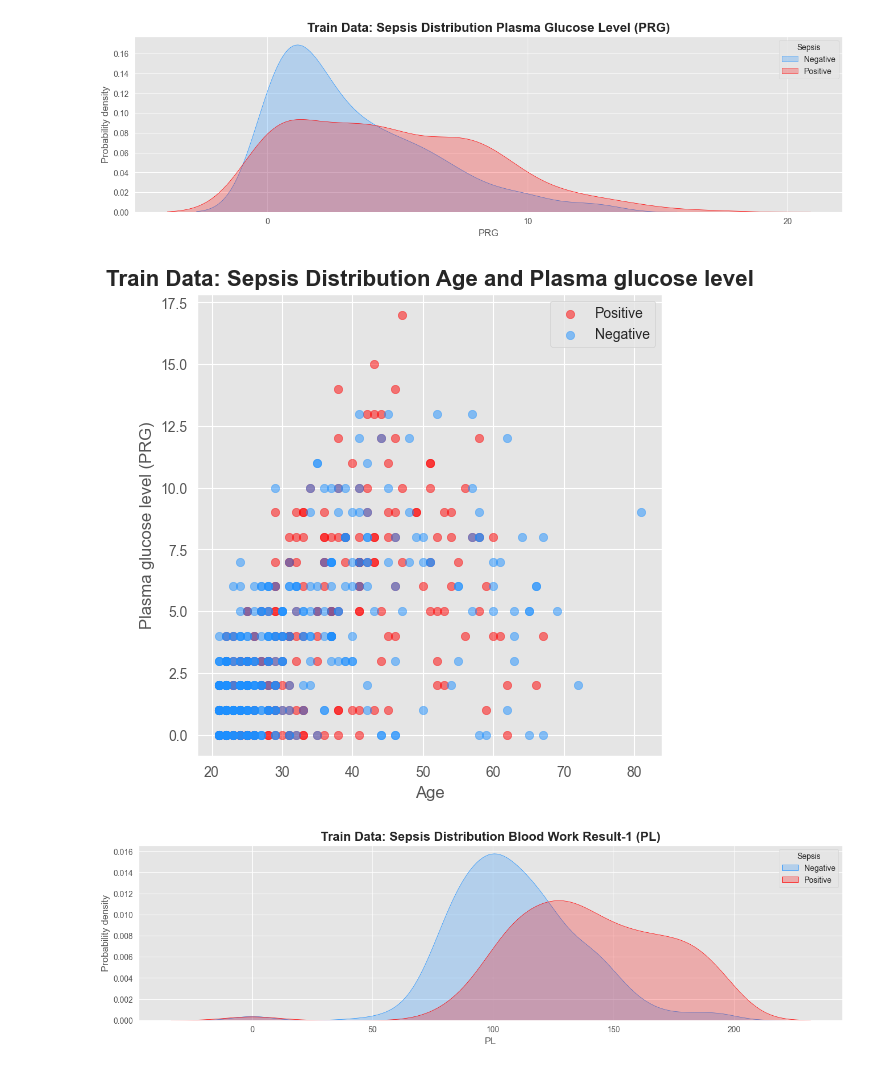
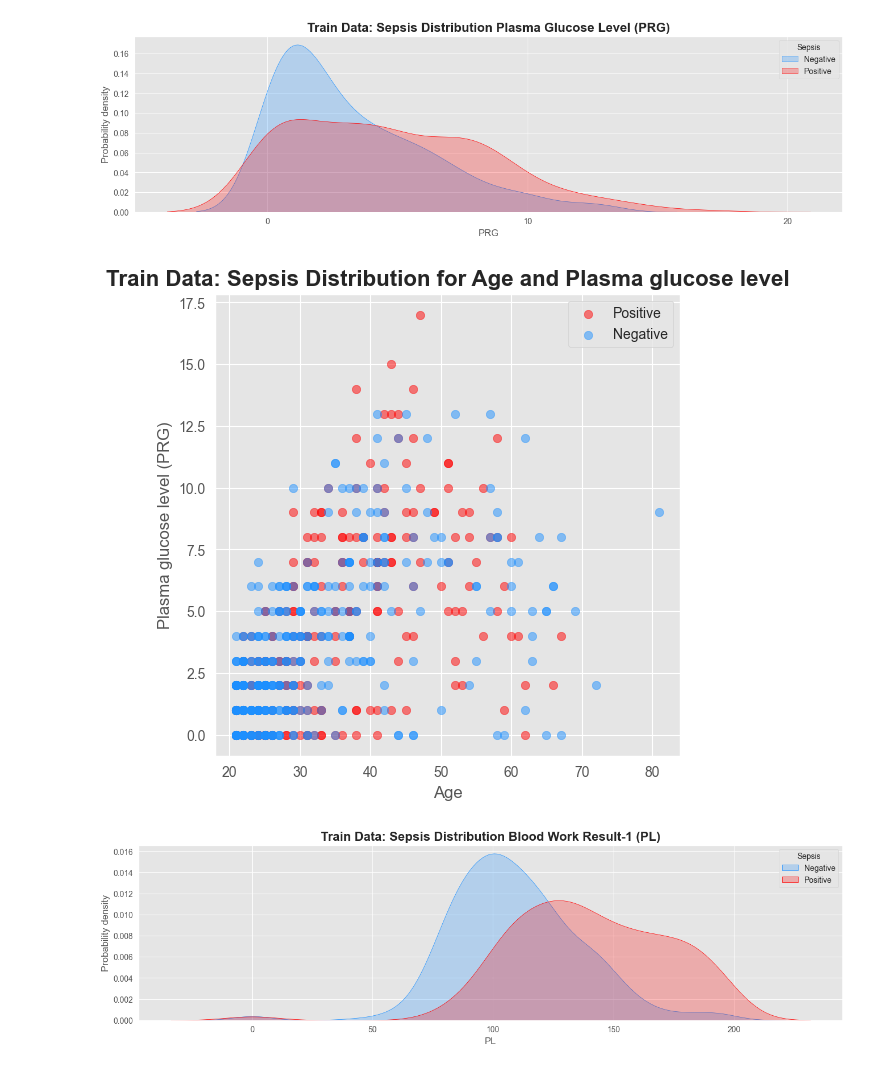
Before and after one commit to miketvo/rmit2023a-cosc2753-assignment1, a Jupyter notebook: notebooks/Step1_EDA.ipynb, the cells around one changed output. Cells and saved outputs as stored; diff of their text form; code cells hidden in the pictures.

Commit message:
Update EDA_Sepsis_By_Age_PRG_Scatter.png

```diff
--- a/notebooks/Step1_EDA.ipynb
+++ b/notebooks/Step1_EDA.ipynb
@@ -510,20 +510,20 @@ plt.show()
 # %%
 plt.figure(figsize=(6, 6))
 plt.scatter(x=df_train["Age"][df_train["Sepsis"] == 1], y=df_train["PRG"][df_train["Sepsis"] == 1], color="red", alpha=0.5)
 plt.scatter(x=df_train["Age"][df_train["Sepsis"] == 0], y=df_train["PRG"][df_train["Sepsis"] == 0], color="dodgerblue", alpha=0.5)
 
-plt.title("Train Data: Sepsis Distribution Age and Plasma glucose level", fontsize=16, fontweight="bold")
+plt.title("Train Data: Sepsis Distribution for Age and Plasma glucose level", fontsize=16, fontweight="bold")
 plt.legend(["Positive", "Negative"])
 plt.xlabel("Age")
 plt.ylabel("Plasma glucose level (PRG)")
 plt.xticks(fontsize=10)
 plt.yticks(fontsize=10)
 
 plt.savefig("../images/EDA_Sepsis_By_Age_PRG_Scatter.png", dpi=300)
 
 plt.show()
 # %% [output]
-[figure, old version]
+[figure, new version]
 # %%
 plt.figure(figsize=(16, 4))
 sns.kdeplot(df_train.loc[df_train["Sepsis"] == 0, "PL"], fill=True, color="dodgerblue", label="Negative")
```
Also changed, not shown: 1 other file.
